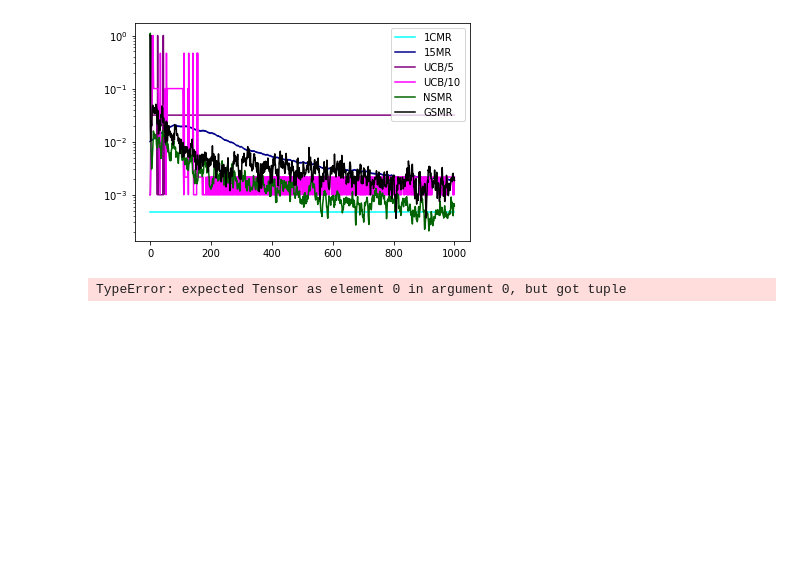
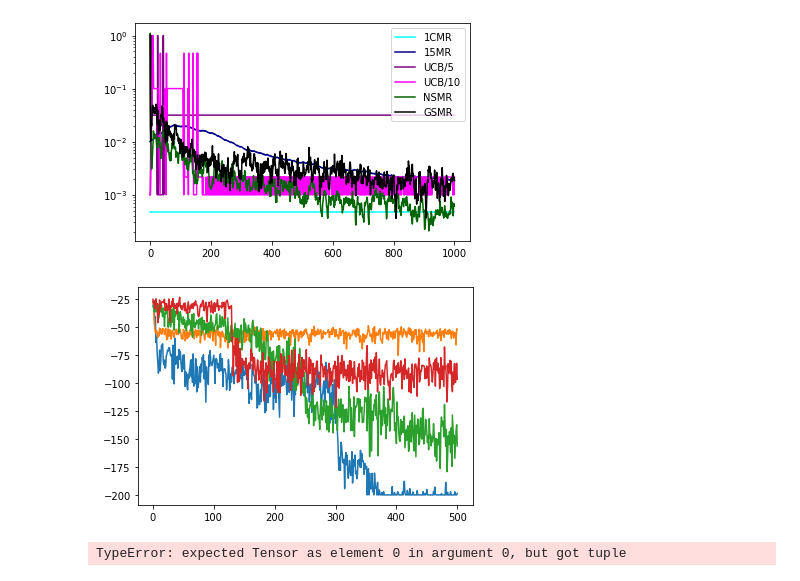
Before and after one commit to akarshkumar0101/evolved-neuroevolution, a Jupyter notebook: paper_nn.ipynb, the cells around one changed output. Drawn from its saved outputs; the diff is of its cells as text; code cells hidden in the pictures; blank space fills up the shorter version.

```diff
--- a/paper_nn.ipynb
+++ b/paper_nn.ipynb
@@ -285,3 +307,9 @@ plt.legend()
+# %%
+for seed in [0,1,2, 3]:
+    data = torch.load(f'/work/08258/akumar01/maverick2/evolved-neuroevolution/data/cartpole/data_gsmr_{seed}.pt')
+    plt.plot(data['fits'].min(dim=-1).values)
+# %% [output]
+[figure, added]
 # %%
 for algo_i, algo in enumerate(algos_test):
     a = torch.stack(data).reshape(1, len(algos_test), -1)[:, algo_i, :]
```
Also changed, not shown: parts of 6 cells of this notebook, 3 other files.
